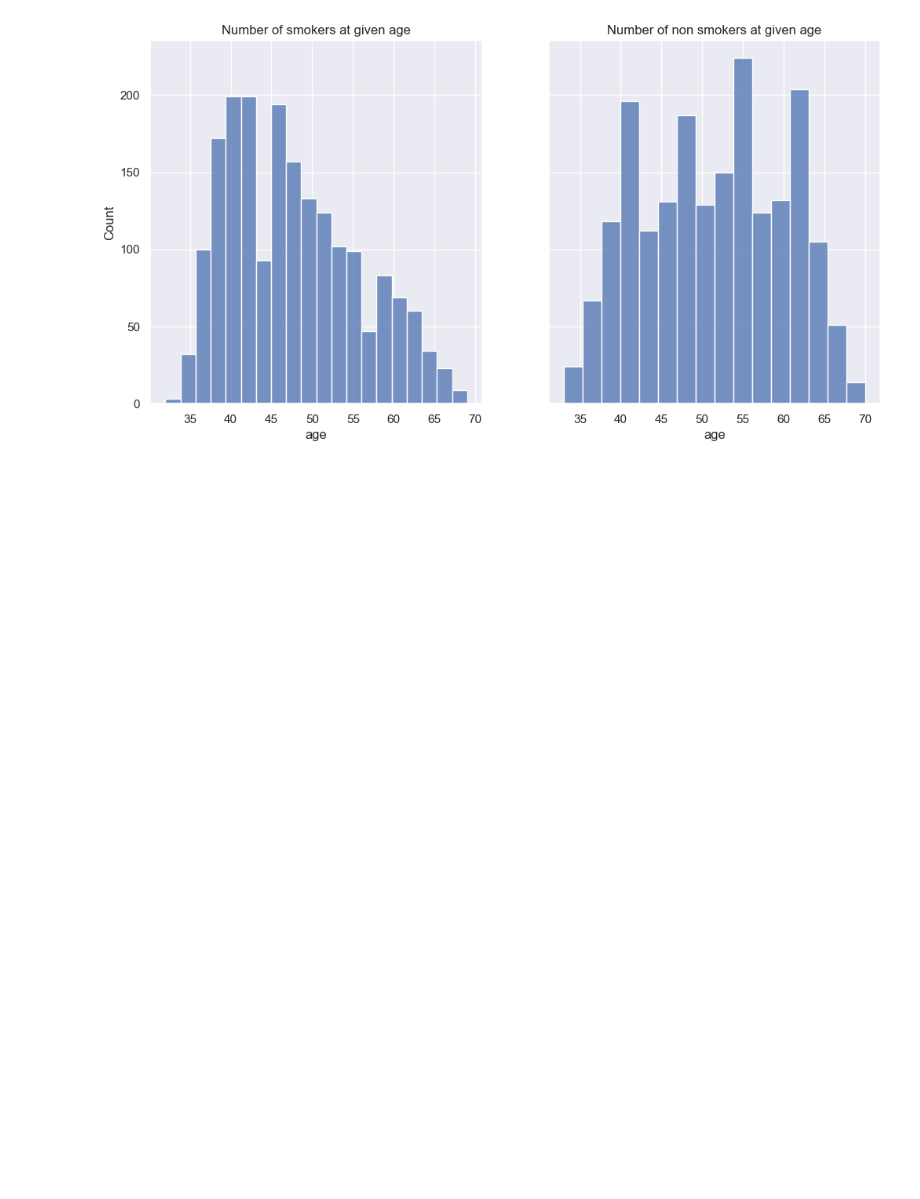
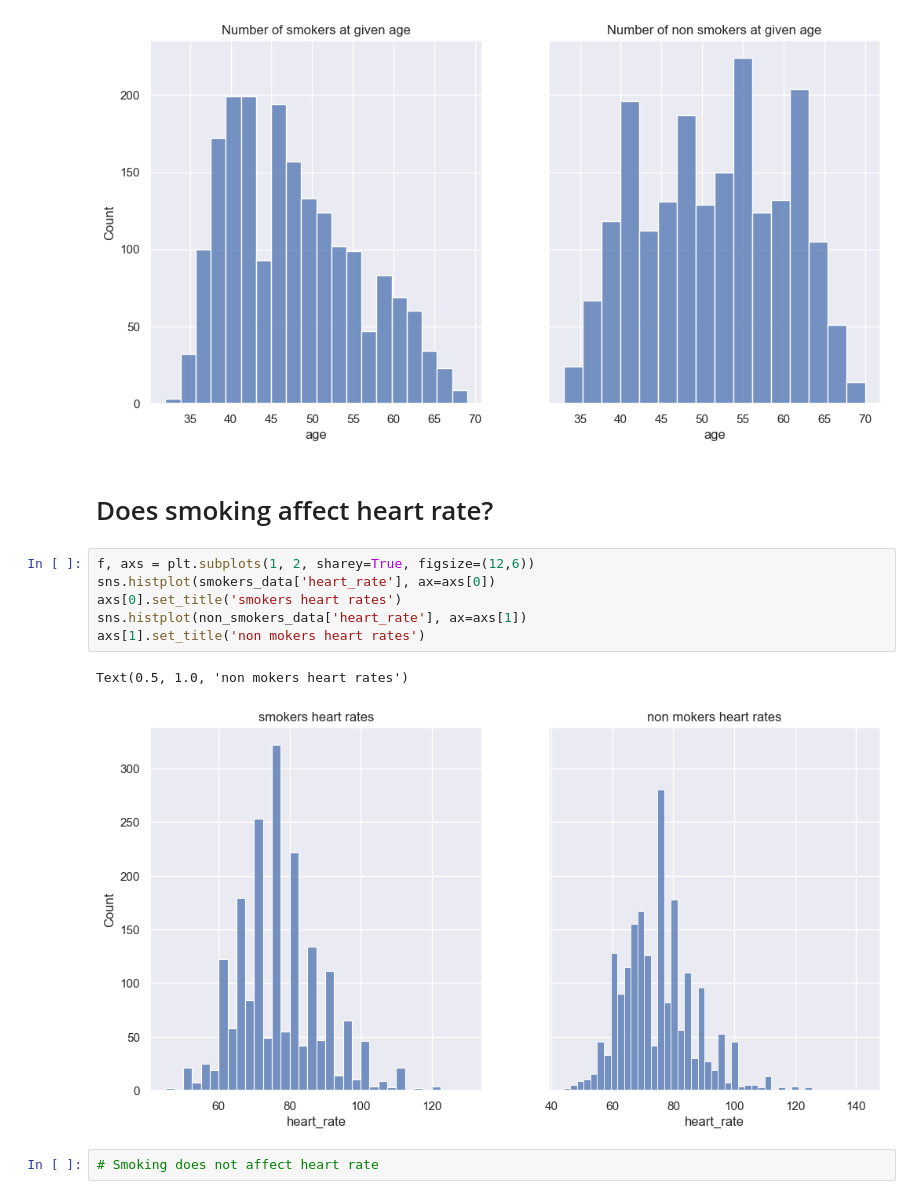
Before and after one commit to RadoslawMroz/smokers-health-data-analysis, a Jupyter notebook: main.ipynb, the cells around one changed output. Drawn from its saved outputs; the diff is of its cells as text; blank space fills up the shorter version.

Commit message:
Smoking affects
Answering the question about smoke affects in heart rate and cholesterol

```diff
--- a/main.ipynb
+++ b/main.ipynb
@@ -146,3 +146,16 @@ axs[1].set_title('Number of non smokers at given age')
 # %% [output]
 Text(0.5, 1.0, 'Number of non smokers at given age')
 [figure]
+# %% [markdown]
+# Does smoking affect heart rate?
+# %%
+f, axs = plt.subplots(1, 2, sharey=True, figsize=(12,6))
+sns.histplot(smokers_data['heart_rate'], ax=axs[0])
+axs[0].set_title('smokers heart rates')
+sns.histplot(non_smokers_data['heart_rate'], ax=axs[1])
+axs[1].set_title('non mokers heart rates')
+# %% [output]
+Text(0.5, 1.0, 'non mokers heart rates')
+[figure, added]
+# %%
+# Smoking does not affect heart rate
```
Also changed, not shown: parts of 3 cells of this notebook, 1 other file.
